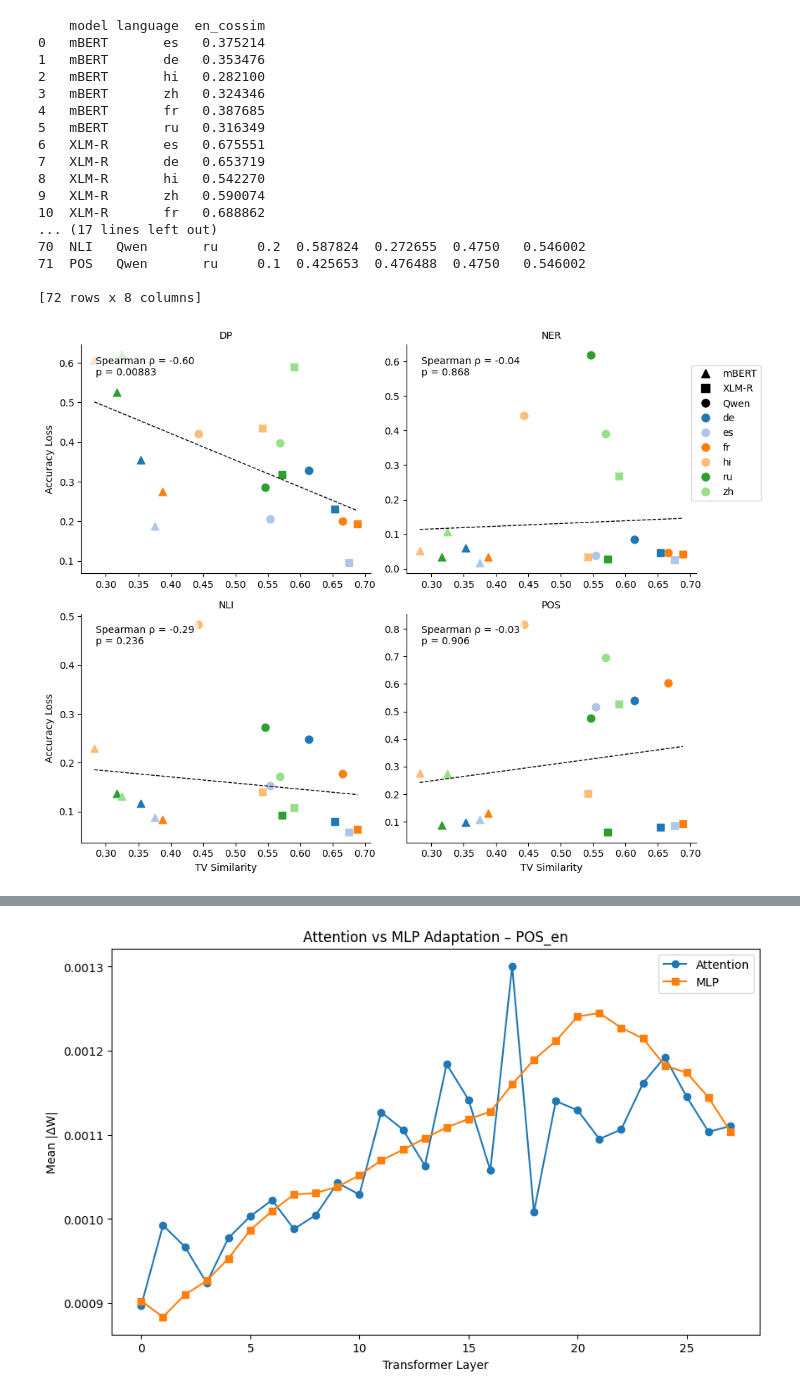
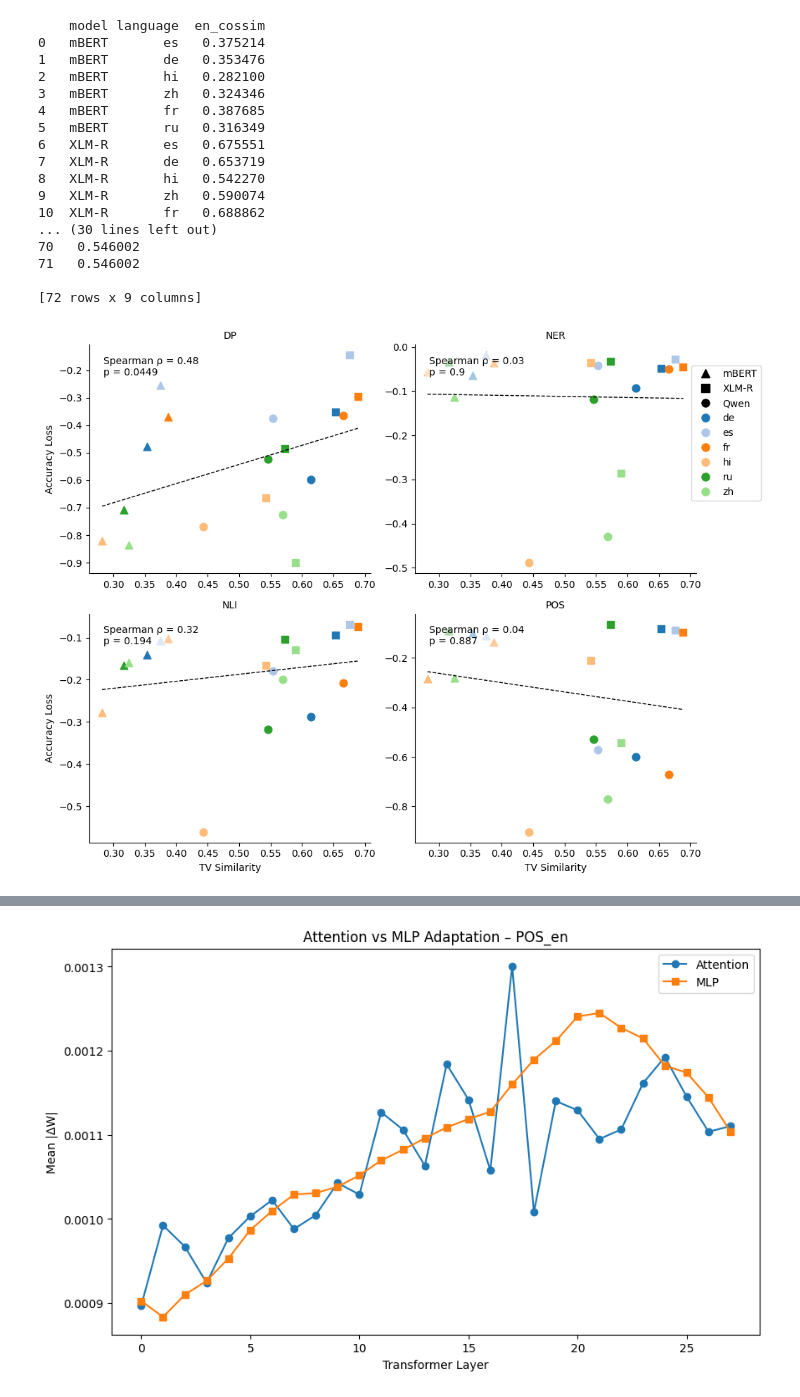
Before and after one commit to erafkin/xling_task_transfer, a Jupyter notebook: notebooks/figure_generation.ipynb, the cells around one changed output, grey strips where cells are left out. Saved outputs shown, nothing was run; the diff lists cells and outputs as text; code cells hidden in the pictures.

```diff
--- a/notebooks/figure_generation.ipynb
+++ b/notebooks/figure_generation.ipynb
@@ -219,7 +313,7 @@ import pandas as pd
 
 # --- Create a FacetGrid with 4 subplots, one for each task ---
 g = sns.FacetGrid(
-    df_test_scores[df_test_scores['language'] != 'en'],
+    df_test_scores[df_test_scores['language'] != 'base'],
     col="task",
     col_wrap=2,
     sharey=True,
@@ -275,31 +369,31 @@ import pandas as pd
 
 # --- Create a FacetGrid with 4 subplots, one for each task ---
 g = sns.FacetGrid(
-    df,
+    df_test_scores[df_test_scores['language'] != 'base'],
     col="task",
     col_wrap=4,            # ensures 4 side-by-side
-    sharey=False,          # scores for DP differ in scale
-    height=4
+    sharey=True,          # scores for DP differ in scale
+    height=4,
 )
 
 # --- Map a grouped barplot onto each facet ---
 g.map_dataframe(
     sns.barplot,
     x="language",
-    y="delta",
+    y="delta_norm",
     hue="model",
     palette="Blues"
 )
 
 # --- Customize ---
 g.add_legend(title="Model", loc="upper right")
-g.set_axis_labels("Language", "Accuracy Loss")
+g.set_axis_labels("Language", "Accuracy Loss (Normalized)")
 g.set_titles("{col_name}")
 
 # Make x labels readable
 for ax in g.axes.flatten():
     ax.set_xticklabels(ax.get_xticklabels(), rotation=45, ha='right')
 
-plt.tight_layout()
+# plt.tight_layout()
 plt.show()
 # %% [output]
@@ -307,6 +401,6 @@ NameError: name 'df' is not defined
 # %%
 from scipy.stats import spearmanr, pearsonr
-
+import json
 # cosine similarity vs tv cosine similarity.
 with open("output/languages/uriel_plus.json", "r") as f:
     uriel = json.load(f)
@@ -389,7 +483,7 @@ g = sns.FacetGrid(
 )
 g.map_dataframe(reg_with_labels)
 
-g.set_axis_labels("URIEL+ Similarity to English", "LV Cosine Similarity to English")
+g.set_axis_labels("URIEL+ Distance from English", "LV Cosine Similarity to English")
 g.set_titles("{col_name}")
 
 for ax in g.axes.flatten():
@@ -788,7 +958,7 @@ def one_regline_language_color_model_marker(data, x, y, hue_lang, style_model, *
         ax=ax
     )
 
-    # --- Spearman correlation ---
+    # # --- Spearman correlation ---
     rho, p = spearmanr(data[x], data[y])
     ax.text(
         0.05, 0.95,
@@ -798,6 +968,36 @@ def one_regline_language_color_model_marker(data, x, y, hue_lang, style_model, *
         fontsize=10,
         bbox=dict(facecolor="white", alpha=0.6, edgecolor="none")
     )
+     # --- Spearman per model, then average ---
+    # model_rhos = []
+    # model_ps = []
+
+    # for model in data[style_model].unique():
+    #     sub = data[data[style_model] == model]
+    #     if len(sub) < 2:
+    #         continue  # skip if not enough points
+
+    #     rho, p = spearmanr(sub[x], sub[y])
+    #     if not np.isnan(rho):
+    #         model_rhos.append(rho)
+    #         model_ps.append(p)
+    # print(model_rhos, model_ps)
+    # # Average rho across models
+    # if model_rhos:
+    #     avg_rho = np.mean(model_rhos)
+    #     avg_p = np.mean(model_ps)  # optional; averaging p-values is heuristic
+    # else:
+    #     avg_rho = np.nan
+    #     avg_p = np.nan
+
+    # ax.text(
+    #     0.05, 0.95,
+    #     f"Avg Spearman ρ = {avg_rho:.2f} (p = {avg_p:.4f})",
+    #     transform=ax.transAxes,
+    #     ha="left", va="top",
+    #     fontsize=10,
+    #     bbox=dict(facecolor="white", alpha=0.6, edgecolor="none")
+    # )
     ax.set_xlabel("URIEL+ Syntactic Distance From English")
 
 
@@ -815,7 +1015,7 @@ g = sns.FacetGrid(
 g.map_dataframe(
     one_regline_language_color_model_marker,
     x="en_cossim",
-    y="delta",
+    y="delta_norm",
     hue_lang="language",
     style_model="model"
 )
@@ -870,38 +1070,38 @@ for lang in languages:
             markersize=8,
             label=f"{lang}"
         )
     )
 g.set_titles("{col_name}")
 
 # Add ONE unified legend box
 g.fig.legend(
     handles=legend_handles,
     loc="center right",
     bbox_to_anchor=(1.3, 0.8),
 )
 g.set_axis_labels("TV Similarity", "Accuracy Loss")
 plt.tight_layout()
 
 plt.tight_layout(rect=[0, 0, 1.2, 1])  # leaves 20% of figure width on right
 # %% [output]
     model language  en_cossim
 0   mBERT       es   0.375214
 1   mBERT       de   0.353476
 2   mBERT       hi   0.282100
 3   mBERT       zh   0.324346
 4   mBERT       fr   0.387685
 5   mBERT       ru   0.316349
 6   XLM-R       es   0.675551
 7   XLM-R       de   0.653719
 8   XLM-R       hi   0.542270
 9   XLM-R       zh   0.590074
 10  XLM-R       fr   0.688862
-... (17 lines left out)
-70  NLI   Qwen       ru     0.2  0.587824  0.272655  0.4750   0.546002
-71  POS   Qwen       ru     0.1  0.425653  0.476488  0.4750   0.546002
+... (30 lines left out)
+70   0.546002
+71   0.546002
 
-[72 rows x 8 columns]
+[72 rows x 9 columns]
-[figure, old version]
+[figure, new version]
 # %%
 import re
 import matplotlib.pyplot as plt
```
Also changed, not shown: parts of 19 cells of this notebook.
